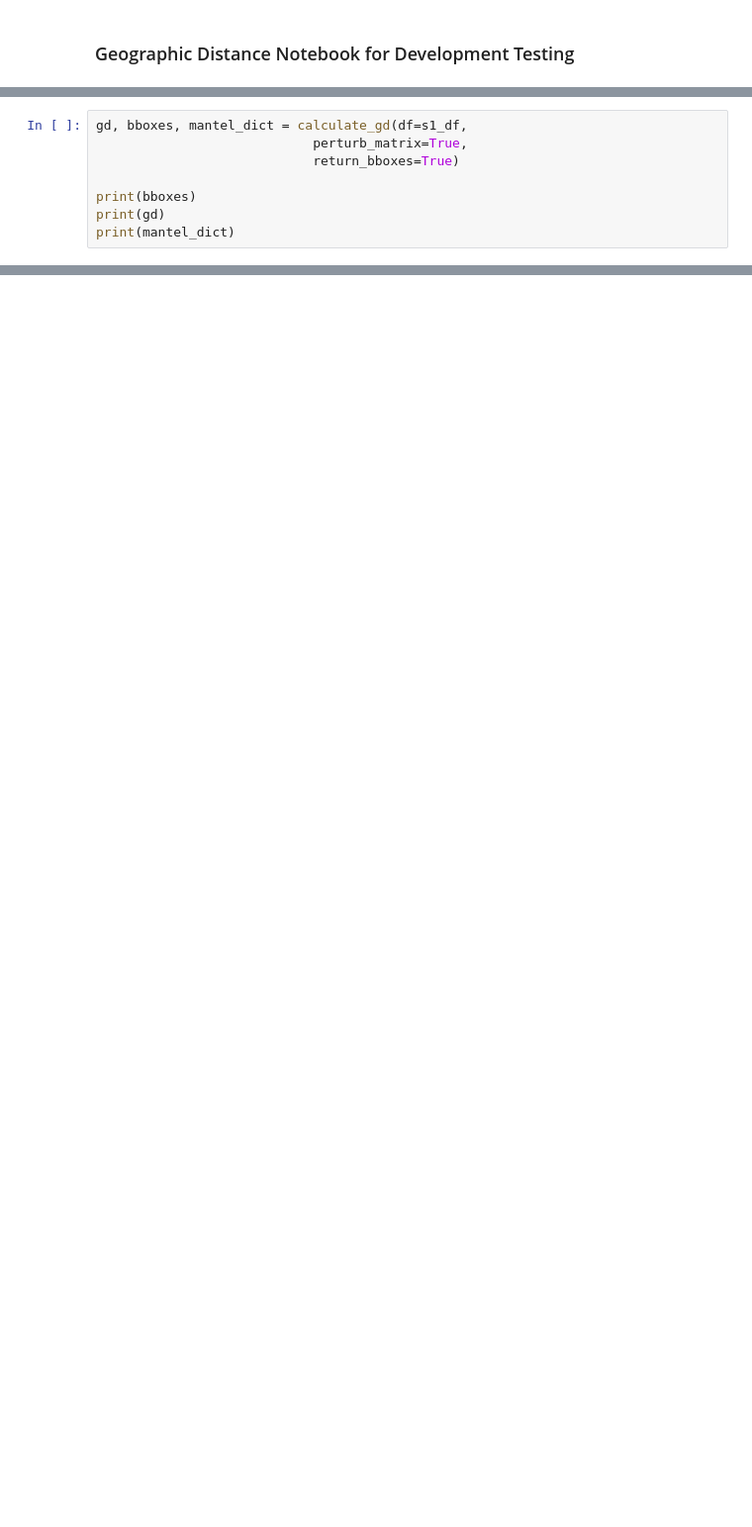
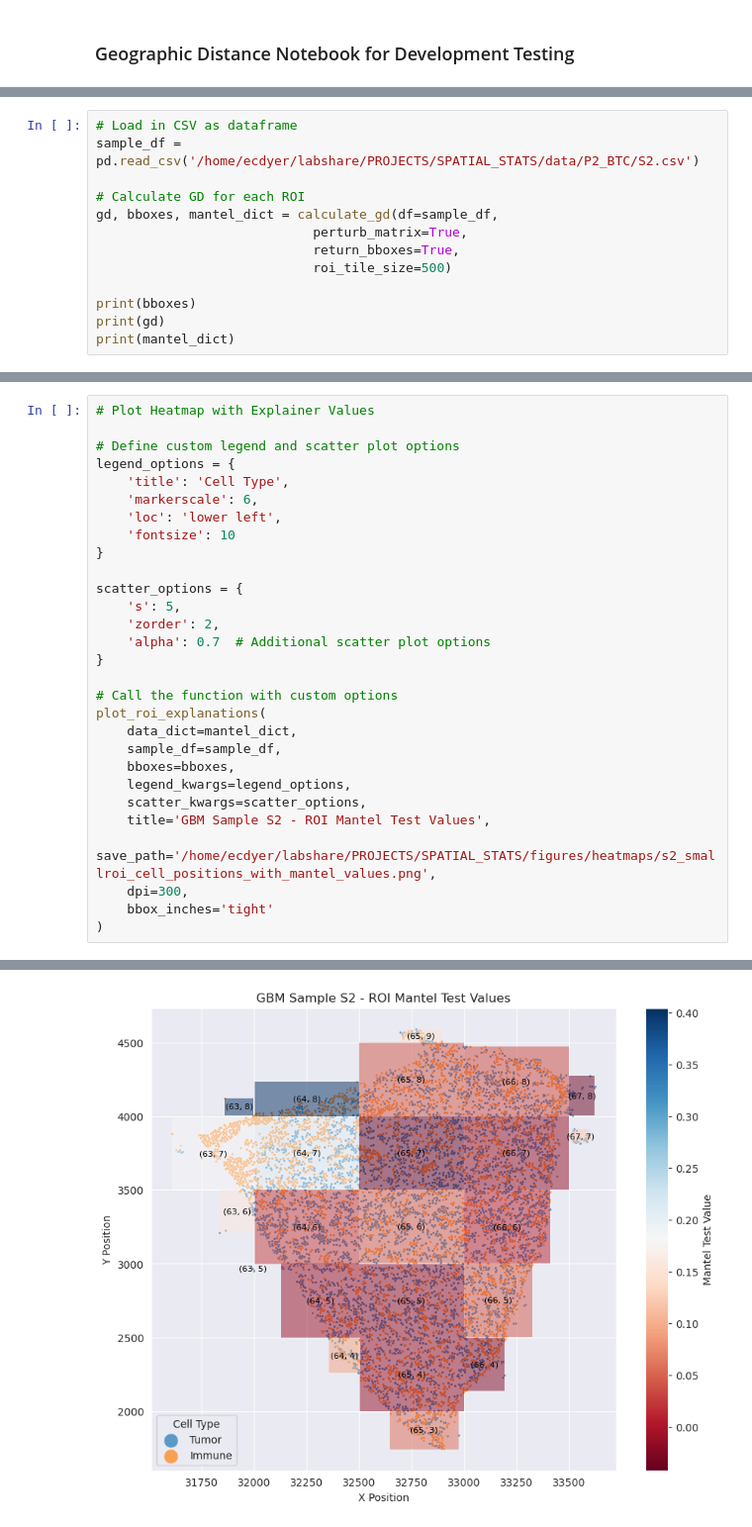
Before and after one commit to emmachancellor/ExtendedCorrelationFunctions_ECD, a Jupyter notebook: geographic_distance.ipynb, the cells around one changed output, grey strips where cells are left out. Shown at 99% size. Cells and saved outputs as stored; diff of their text form; blank space fills up the shorter version.

Commit message:
Add heatmap plotting functions

```diff
--- a/geographic_distance.ipynb
+++ b/geographic_distance.ipynb
@@ -166,7 +14,12 @@ KeyError: 'sox2_mean'
 # %%
-gd, bboxes, mantel_dict = calculate_gd(df=s1_df,
+# Load in CSV as dataframe
+sample_df = pd.read_csv('/home/ecdyer/labshare/PROJECTS/SPATIAL_STATS/data/P2_BTC/S2.csv')
+
+# Calculate GD for each ROI
+gd, bboxes, mantel_dict = calculate_gd(df=sample_df,
                             perturb_matrix=True,
-                            return_bboxes=True)
+                            return_bboxes=True,
+                            roi_tile_size=500)
 
 print(bboxes)
 print(gd)
@@ -338,0 +59,30 @@ Adjusted mantel_values range: -0.06758185486613913 to 0.07340469914692915
+# %%
+# Plot Heatmap with Explainer Values
+
+# Define custom legend and scatter plot options
+legend_options = {
+    'title': 'Cell Type',
+    'markerscale': 6,
+    'loc': 'lower left',
+    'fontsize': 10
+}
+
+scatter_options = {
+    's': 5,
+    'zorder': 2,
+    'alpha': 0.7  # Additional scatter plot options
+}
+
+# Call the function with custom options
+plot_roi_explanations(
+    data_dict=mantel_dict,
+    sample_df=sample_df,
+    bboxes=bboxes,
+    legend_kwargs=legend_options,
+    scatter_kwargs=scatter_options,
+    title='GBM Sample S2 - ROI Mantel Test Values',
+    save_path='/home/ecdyer/labshare/PROJECTS/SPATIAL_STATS/figures/heatmaps/s2_smallroi_cell_positions_with_mantel_values.png',
+    dpi=300,
+    bbox_inches='tight'
+)
+# %% [output]
@@ -338,0 +90 @@ Adjusted mantel_values range: -0.06758185486613913 to 0.07340469914692915
+[figure, added]
```
Also changed, not shown: parts of 10 cells of this notebook, 1 other file.
